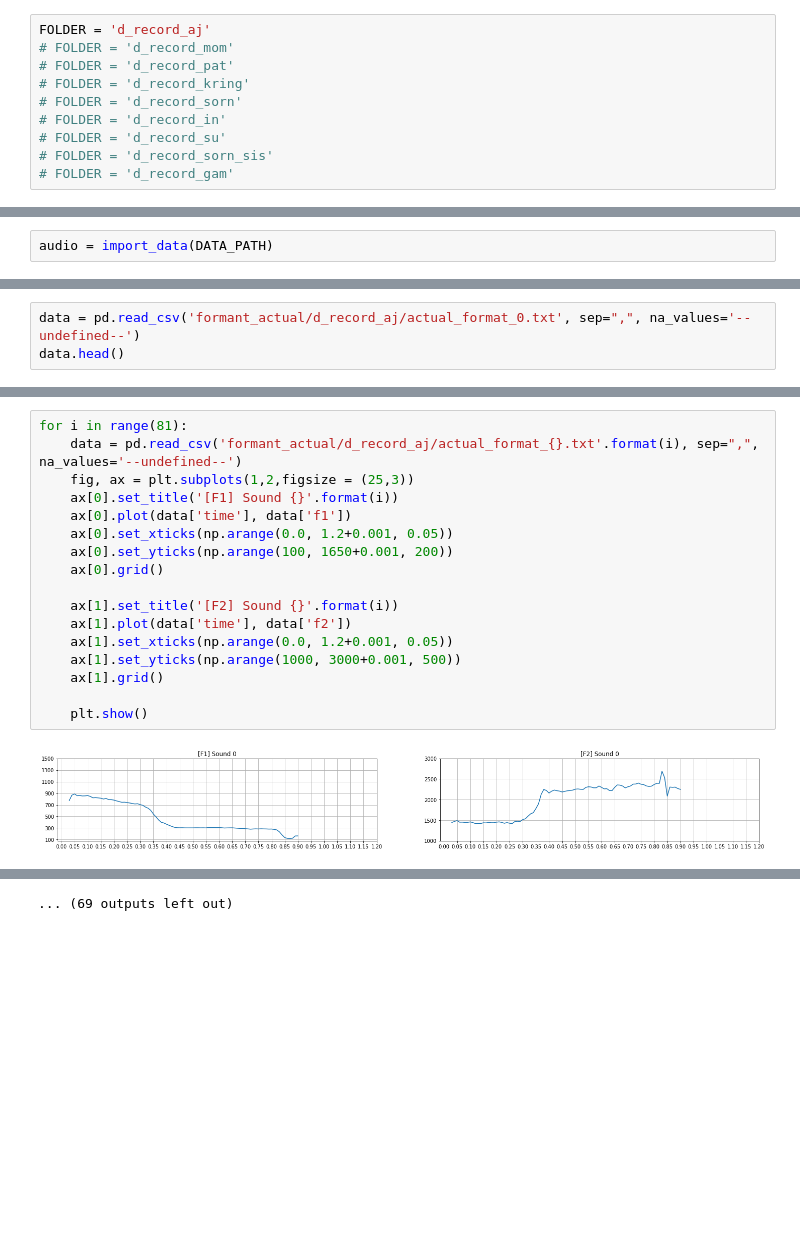
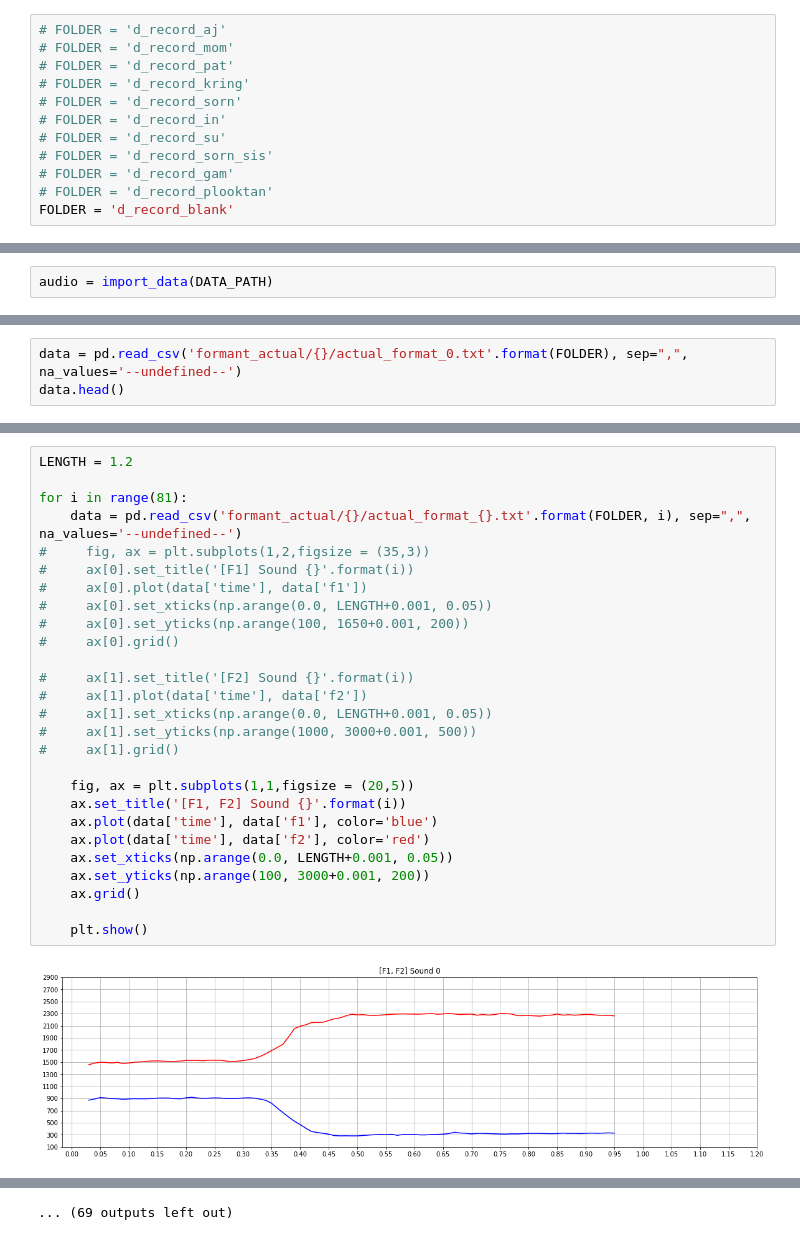
Before and after one commit to thanatlap/master-thesis-vocal-tract-inversion-journal, a Jupyter notebook: misc/Prep_record/split_point.ipynb, the cells around one changed output, grey strips where cells are left out. Saved outputs shown, nothing was run; the diff lists cells and outputs as text; blank space fills up the shorter version.

```diff
--- a/misc/Prep_record/split_point.ipynb
+++ b/misc/Prep_record/split_point.ipynb
@@ -24,7 +24,7 @@ def import_data(data_path):
     audio_data = np.array([ librosa.load(file, sr=SAMPLE)[0] for file in audio_paths ])
     return audio_data
 # %%
-FOLDER = 'd_record_aj'
+# FOLDER = 'd_record_aj'
 # FOLDER = 'd_record_mom'
 # FOLDER = 'd_record_pat'
 # FOLDER = 'd_record_kring'
@@ -33,6 +33,8 @@ FOLDER = 'd_record_aj'
 # FOLDER = 'd_record_su'
 # FOLDER = 'd_record_sorn_sis'
 # FOLDER = 'd_record_gam'
+# FOLDER = 'd_record_plooktan'
+FOLDER = 'd_record_blank'
 # %%
 PARENT_PATH = '../../data/d_records/'
 DATA_PATH = join(PARENT_PATH,FOLDER)
@@ -49,5 +52,5 @@ plt.plot(audio[49])
 # %%
-data = pd.read_csv('formant_actual/d_record_aj/actual_format_0.txt', sep=",", na_values='--undefined--')
+data = pd.read_csv('formant_actual/{}/actual_format_0.txt'.format(FOLDER), sep=",", na_values='--undefined--')
 data.head()
 # %% [output]
 |  | time | f1 | f2 | f3 |
@@ -59,19 +62,29 @@ data.head()
 # %%
+LENGTH = 1.2
+
 for i in range(81):
-    data = pd.read_csv('formant_actual/d_record_aj/actual_format_{}.txt'.format(i), sep=",", na_values='--undefined--')
-    fig, ax = plt.subplots(1,2,figsize = (25,3))
-    ax[0].set_title('[F1] Sound {}'.format(i))
-    ax[0].plot(data['time'], data['f1'])
-    ax[0].set_xticks(np.arange(0.0, 1.2+0.001, 0.05))
-    ax[0].set_yticks(np.arange(100, 1650+0.001, 200))
-    ax[0].grid()
+    data = pd.read_csv('formant_actual/{}/actual_format_{}.txt'.format(FOLDER, i), sep=",", na_values='--undefined--')
+#     fig, ax = plt.subplots(1,2,figsize = (35,3))
+#     ax[0].set_title('[F1] Sound {}'.format(i))
+#     ax[0].plot(data['time'], data['f1'])
+#     ax[0].set_xticks(np.arange(0.0, LENGTH+0.001, 0.05))
+#     ax[0].set_yticks(np.arange(100, 1650+0.001, 200))
+#     ax[0].grid()
 
-    ax[1].set_title('[F2] Sound {}'.format(i))
-    ax[1].plot(data['time'], data['f2'])
-    ax[1].set_xticks(np.arange(0.0, 1.2+0.001, 0.05))
-    ax[1].set_yticks(np.arange(1000, 3000+0.001, 500))
-    ax[1].grid()
+#     ax[1].set_title('[F2] Sound {}'.format(i))
+#     ax[1].plot(data['time'], data['f2'])
+#     ax[1].set_xticks(np.arange(0.0, LENGTH+0.001, 0.05))
+#     ax[1].set_yticks(np.arange(1000, 3000+0.001, 500))
+#     ax[1].grid()
+
+    fig, ax = plt.subplots(1,1,figsize = (20,5))
+    ax.set_title('[F1, F2] Sound {}'.format(i))
+    ax.plot(data['time'], data['f1'], color='blue')
+    ax.plot(data['time'], data['f2'], color='red')
+    ax.set_xticks(np.arange(0.0, LENGTH+0.001, 0.05))
+    ax.set_yticks(np.arange(100, 3000+0.001, 200))
+    ax.grid()
 
     plt.show()
 # %% [output]
-[figure, old version]
+[figure, new version]
```
Also changed, not shown: parts of 5 cells of this notebook, 14 other files.
